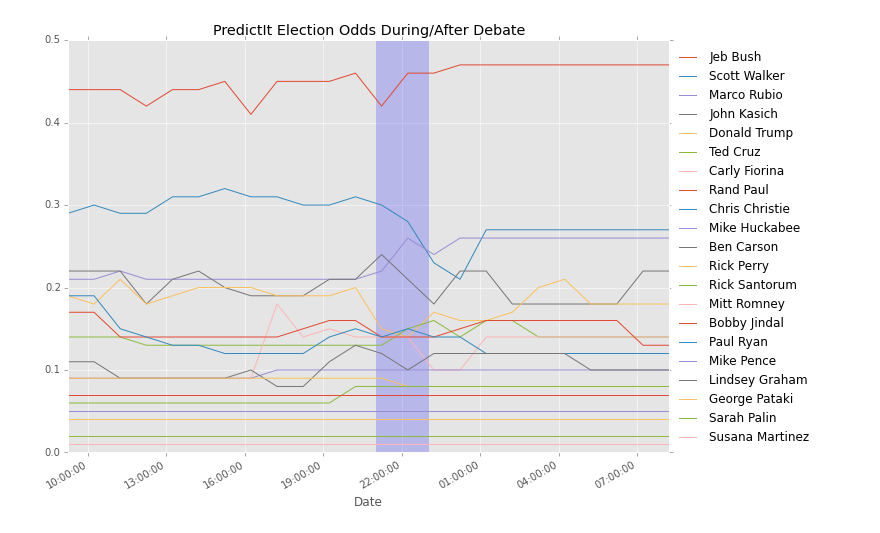
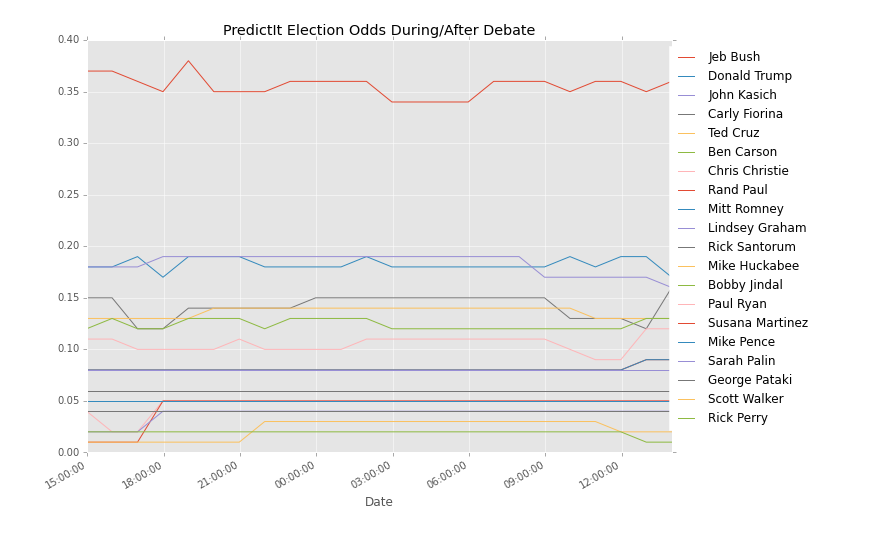
Before and after one commit to mwalkup55/Election, a Jupyter notebook: election_odds.ipynb, the cells around one changed output. Saved outputs shown, nothing was run; the diff lists cells and outputs as text; code cells hidden in the pictures.

```diff
--- a/election_odds.ipynb
+++ b/election_odds.ipynb
@@ -6,14 +6,15 @@ import matplotlib.pyplot as plt
 %matplotlib inline
 plt.style.use('ggplot')
 # %%
-url = 'https://www.predictit.org/Home/SingleMarket?marketId=1233#sthash.Ayhrz0Fb.mvkWol6Z.dpbs'
+url = 'https://www.predictit.org/Home/GetContractListAjax?marketId=1233'
 res = requests.get(url)
 soup = bs4.BeautifulSoup(res.text)
-table = soup.find('table',class_="table table-striped")
+table = soup.find('tbody')
 df_cand = pd.DataFrame([[j.find('a')['href'].split('=')[-1],j.find('h4').text] for j in table.findAll('tr')[1:]],columns=['ID','Name']).set_index('ID')
+df_cand.index = [j.split('/')[2] for j in df_cand.index]
 # %%
 for t in df_cand.index:
-    url = 'https://www.predictit.org/Home/GetChartPriceData?contractId={0}&timespan=24h&_=1438948028089'.format(t)
+    url = 'https://www.predictit.org/Home/GetChartPriceData?contractId={0}&timespan=24h&_=1442868407873'.format(t)
     res = requests.get(url)
     if t==df_cand.index[0]:
         df = pd.DataFrame(eval(res.text)).rename(columns={'PricePerShare':df_cand.ix[t].values[0]})
@@ -24,7 +25,7 @@ df = df.set_index('Date')
 # %%
 df.plot(figsize=(9,7),title='PredictIt Election Odds During/After Debate')
 plt.legend(bbox_to_anchor=(1.25,1)).get_frame().set_facecolor('white')
-plt.axvspan(pd.Timestamp('2015-08-06 21:00:00'),pd.Timestamp('2015-08-06 23:00:00'), alpha=0.2, color='blue')
+# plt.axvspan(pd.Timestamp('2015-09-21 15:30:00'),pd.Timestamp('2015-09-21 23:00:00'), alpha=0.2, color='blue')
 plt.tight_layout()
 # %% [output]
-[figure, old version]
+[figure, new version]
```
